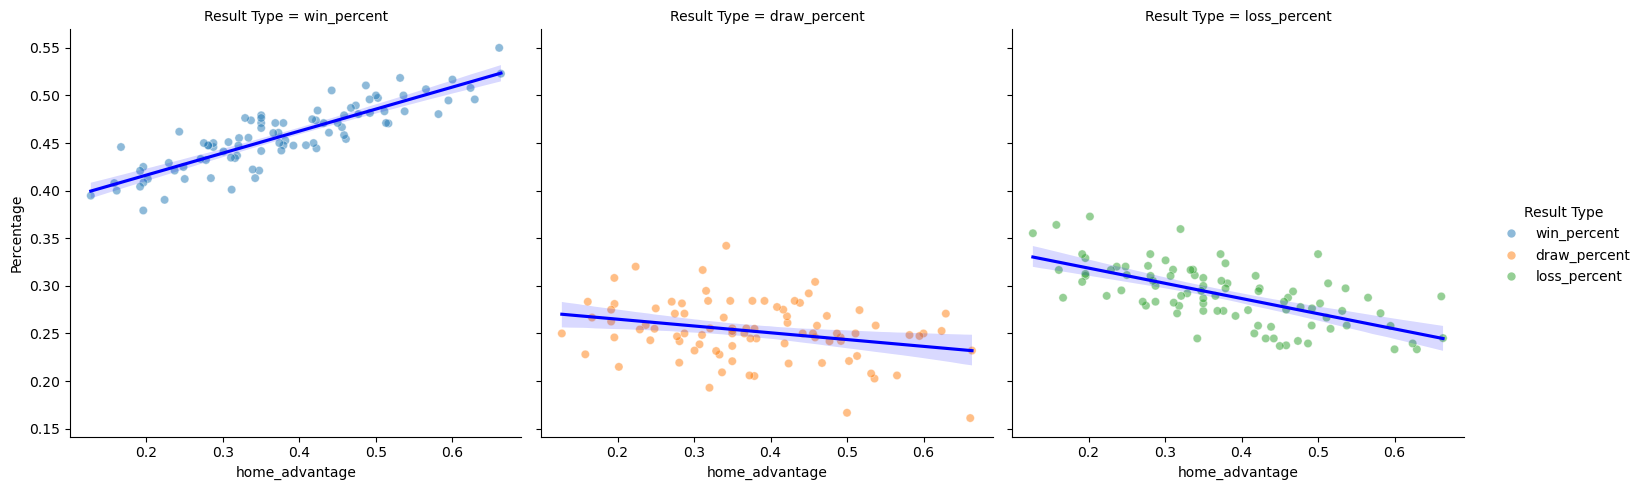
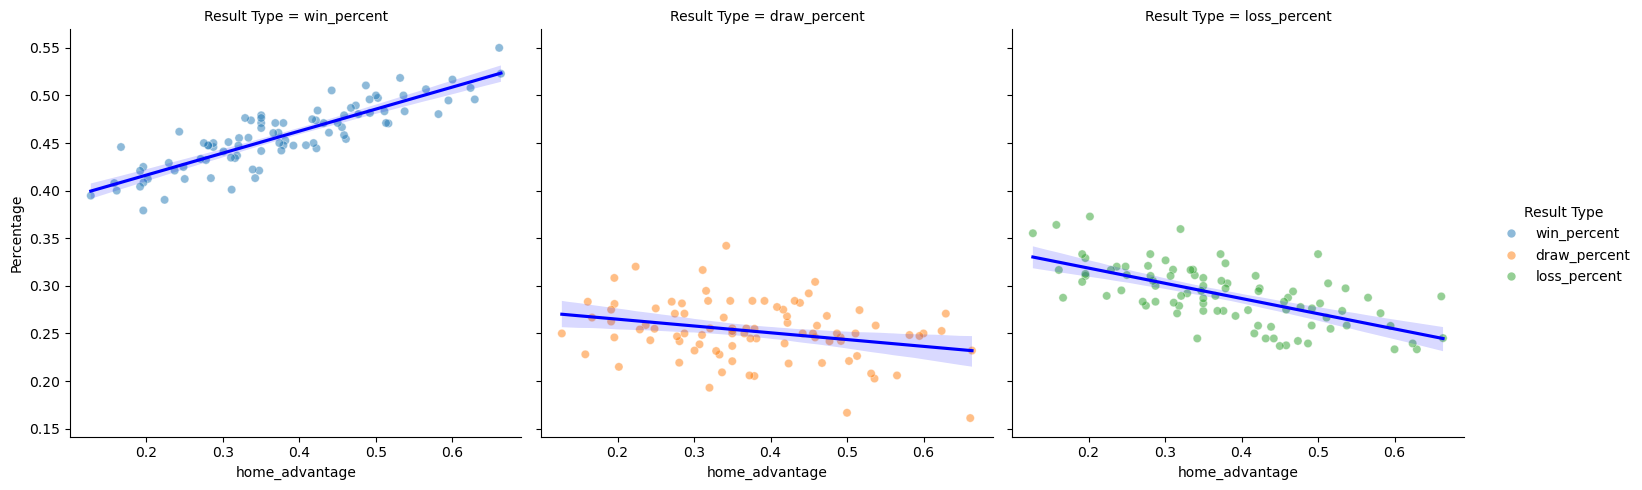
The change to this notebook cell's code, shown as a diff; its figure went from the first image to the second:
--- before
+++ after
@@ -14,4 +14,4 @@
 fig.map(sns.regplot, 'home_advantage', 'Percentage', scatter = False, color = 'blue')
 
-
+plt.savefig('images/home_result.png', bbox_inches = 'tight')
 plt.show()

Commit: Save visualizations from notebook to new directory